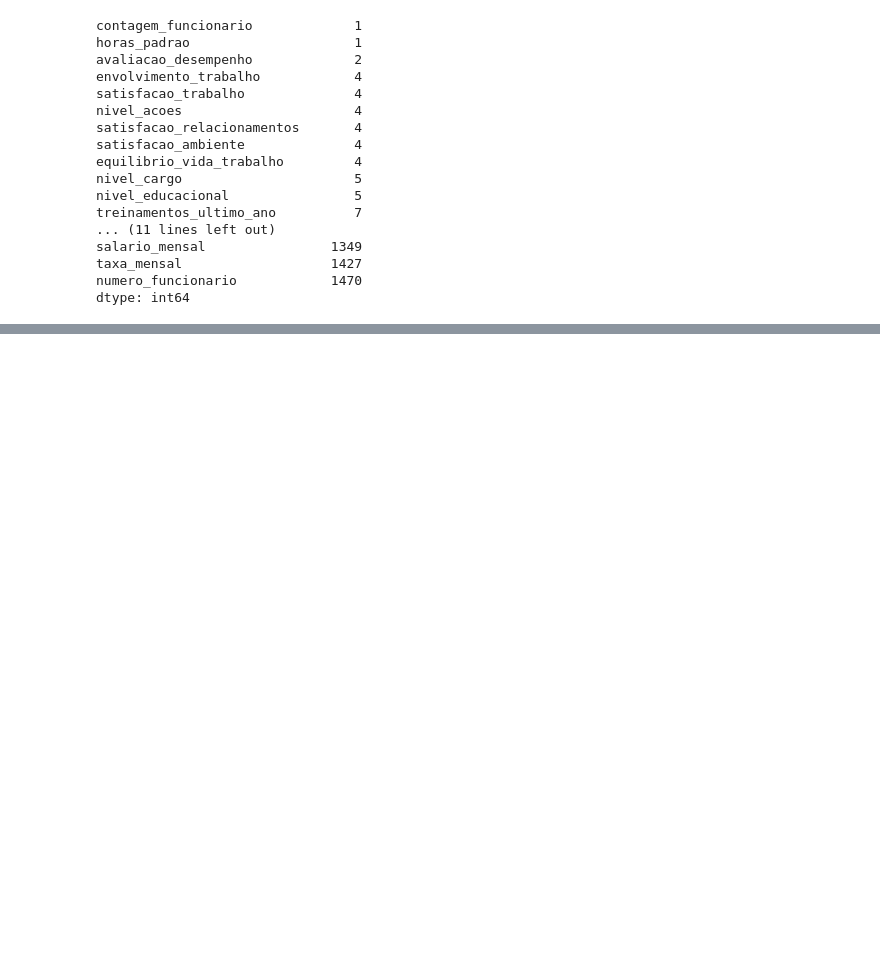
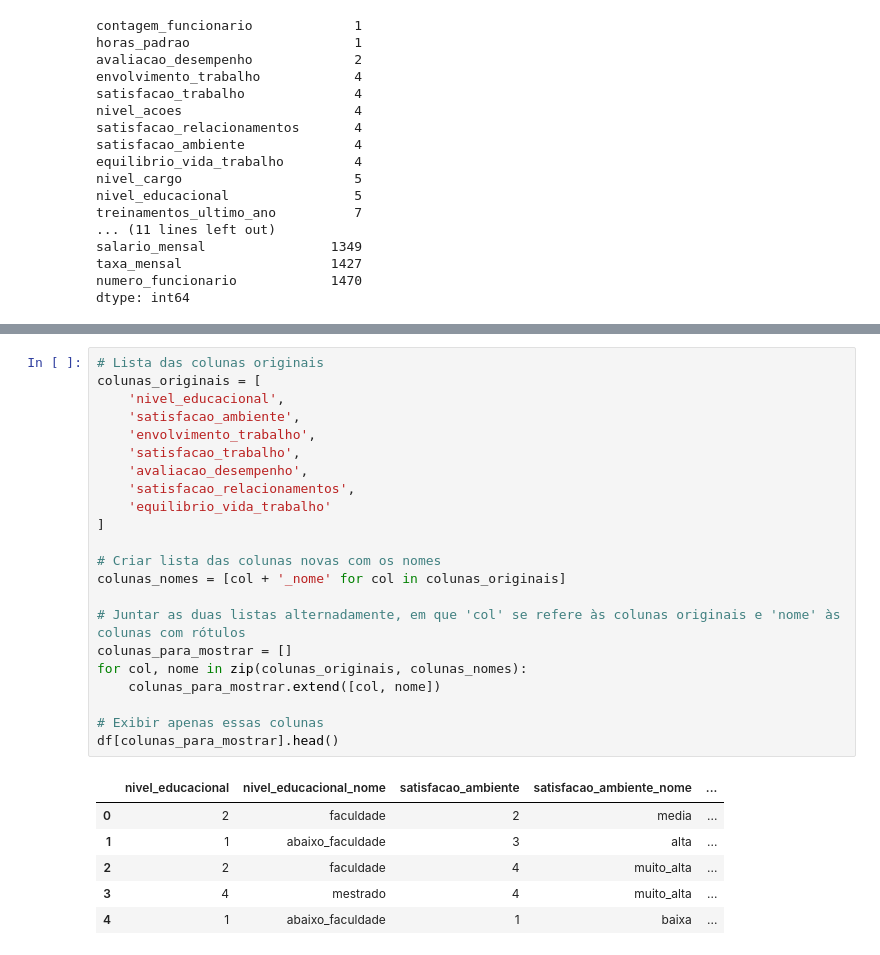
Before and after one commit to marianamartins228/ProjetoBootcampRestart2025, a Jupyter notebook: Projeto_Bootcamp_Restart_Data_Girls_2025.ipynb, the cells around one changed output, grey strips where cells are left out. Cells and saved outputs as stored; diff of their text form; blank space fills up the shorter version.

```diff
--- a/Projeto_Bootcamp_Restart_Data_Girls_2025.ipynb
+++ b/Projeto_Bootcamp_Restart_Data_Girls_2025.ipynb
@@ -296,0 +371,29 @@ nivel_educacional
+# %%
+# Lista das colunas originais
+colunas_originais = [
+    'nivel_educacional',
+    'satisfacao_ambiente',
+    'envolvimento_trabalho',
+    'satisfacao_trabalho',
+    'avaliacao_desempenho',
+    'satisfacao_relacionamentos',
+    'equilibrio_vida_trabalho'
+]
+
+# Criar lista das colunas novas com os nomes
+colunas_nomes = [col + '_nome' for col in colunas_originais]
+
+# Juntar as duas listas alternadamente, em que 'col' se refere às colunas originais e 'nome' às colunas com rótulos
+colunas_para_mostrar = []
+for col, nome in zip(colunas_originais, colunas_nomes):
+    colunas_para_mostrar.extend([col, nome])
+
+# Exibir apenas essas colunas
+df[colunas_para_mostrar].head()
+# %% [output]
+|  | nivel_educacional | nivel_educacional_nome | satisfacao_ambiente | satisfacao_ambiente_nome | ... |
+| 0 | 2 | faculdade | 2 | media | ... |
+| 1 | 1 | abaixo_faculdade | 3 | alta | ... |
+| 2 | 2 | faculdade | 4 | muito_alta | ... |
+| 3 | 4 | mestrado | 4 | muito_alta | ... |
+| 4 | 1 | abaixo_faculdade | 1 | baixa | ... |
```
Also changed, not shown: parts of 28 cells of this notebook.
